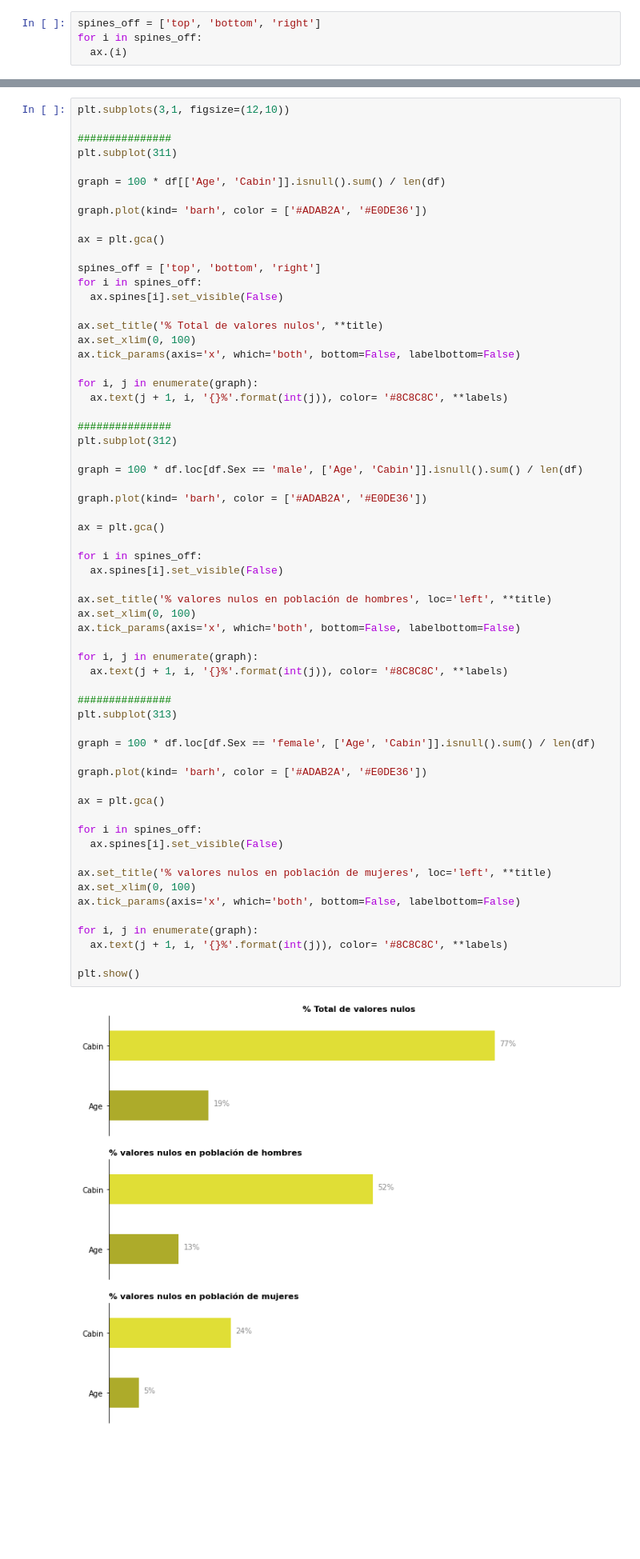
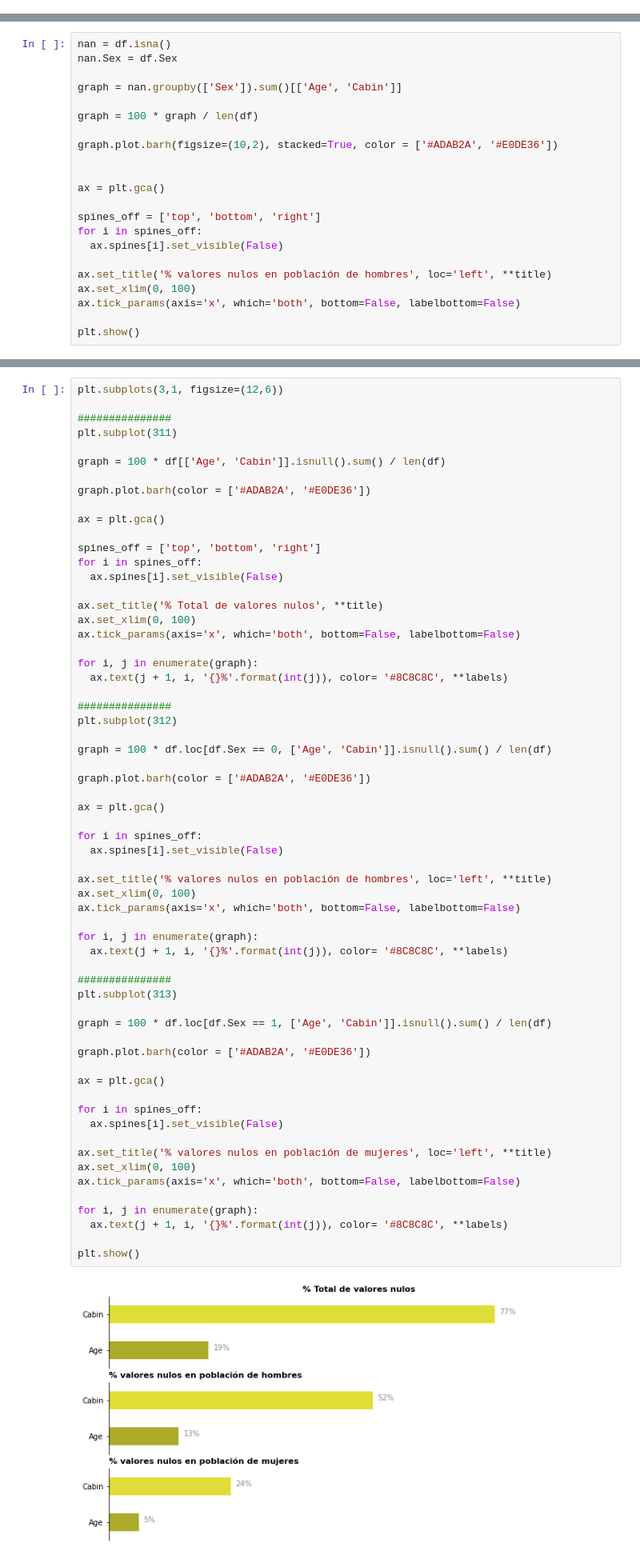
Before and after one commit to juancn95/saturdaysAI_titanic_challenge, a Jupyter notebook: SaturdaysAI_titanic_challenge.ipynb, the cells around one changed output, grey strips where cells are left out. Shown at 80% size. Cells and saved outputs as stored; diff of their text form; blank space fills up the shorter version.

```diff
--- a/SaturdaysAI_titanic_challenge.ipynb
+++ b/SaturdaysAI_titanic_challenge.ipynb
@@ -494,7 +497,3 @@ dtype: float64
 **Visualización**
 
 A continuación, se observará gráficamente como se comporta la proporción en función del género.
-# %%
-spines_off = ['top', 'bottom', 'right']
-for i in spines_off:
-  ax.(i)
@@ -504,0 +500,22 @@ right
+# %%
+nan = df.isna()
+nan.Sex = df.Sex
+
+graph = nan.groupby(['Sex']).sum()[['Age', 'Cabin']]
+
+graph = 100 * graph / len(df)
+
+graph.plot.barh(figsize=(10,2), stacked=True, color = ['#ADAB2A', '#E0DE36'])
+
+
+ax = plt.gca()
+
+spines_off = ['top', 'bottom', 'right']
+for i in spines_off:
+  ax.spines[i].set_visible(False)
+
+ax.set_title('% valores nulos en población de hombres', loc='left', **title)
+ax.set_xlim(0, 100)
+ax.tick_params(axis='x', which='both', bottom=False, labelbottom=False)
+
+plt.show()
@@ -505,12 +524,12 @@ right
 # %%
-plt.subplots(3,1, figsize=(12,10))
+plt.subplots(3,1, figsize=(12,6))
 
 ###############
 plt.subplot(311)
 
 graph = 100 * df[['Age', 'Cabin']].isnull().sum() / len(df)
 
-graph.plot(kind= 'barh', color = ['#ADAB2A', '#E0DE36'])
+graph.plot.barh(color = ['#ADAB2A', '#E0DE36'])
 
 ax = plt.gca()
 
@@ -528,41 +547,41 @@ for i, j in enumerate(graph):
 ###############
 plt.subplot(312)
 
-graph = 100 * df.loc[df.Sex == 'male', ['Age', 'Cabin']].isnull().sum() / len(df)
+graph = 100 * df.loc[df.Sex == 0, ['Age', 'Cabin']].isnull().sum() / len(df)
 
-graph.plot(kind= 'barh', color = ['#ADAB2A', '#E0DE36'])
+graph.plot.barh(color = ['#ADAB2A', '#E0DE36'])
 
 ax = plt.gca()
 
 for i in spines_off:
   ax.spines[i].set_visible(False)
 
 ax.set_title('% valores nulos en población de hombres', loc='left', **title)
 ax.set_xlim(0, 100)
 ax.tick_params(axis='x', which='both', bottom=False, labelbottom=False)
 
 for i, j in enumerate(graph):
   ax.text(j + 1, i, '{}%'.format(int(j)), color= '#8C8C8C', **labels)
 
 ###############
 plt.subplot(313)
 
-graph = 100 * df.loc[df.Sex == 'female', ['Age', 'Cabin']].isnull().sum() / len(df)
+graph = 100 * df.loc[df.Sex == 1, ['Age', 'Cabin']].isnull().sum() / len(df)
 
-graph.plot(kind= 'barh', color = ['#ADAB2A', '#E0DE36'])
+graph.plot.barh(color = ['#ADAB2A', '#E0DE36'])
 
 ax = plt.gca()
 
 for i in spines_off:
   ax.spines[i].set_visible(False)
 
 ax.set_title('% valores nulos en población de mujeres', loc='left', **title)
 ax.set_xlim(0, 100)
 ax.tick_params(axis='x', which='both', bottom=False, labelbottom=False)
 
 for i, j in enumerate(graph):
   ax.text(j + 1, i, '{}%'.format(int(j)), color= '#8C8C8C', **labels)
 
 plt.show()
 # %% [output]
-[figure, old version]
+[figure, new version]
```
Also changed, not shown: parts of 12 cells of this notebook.
